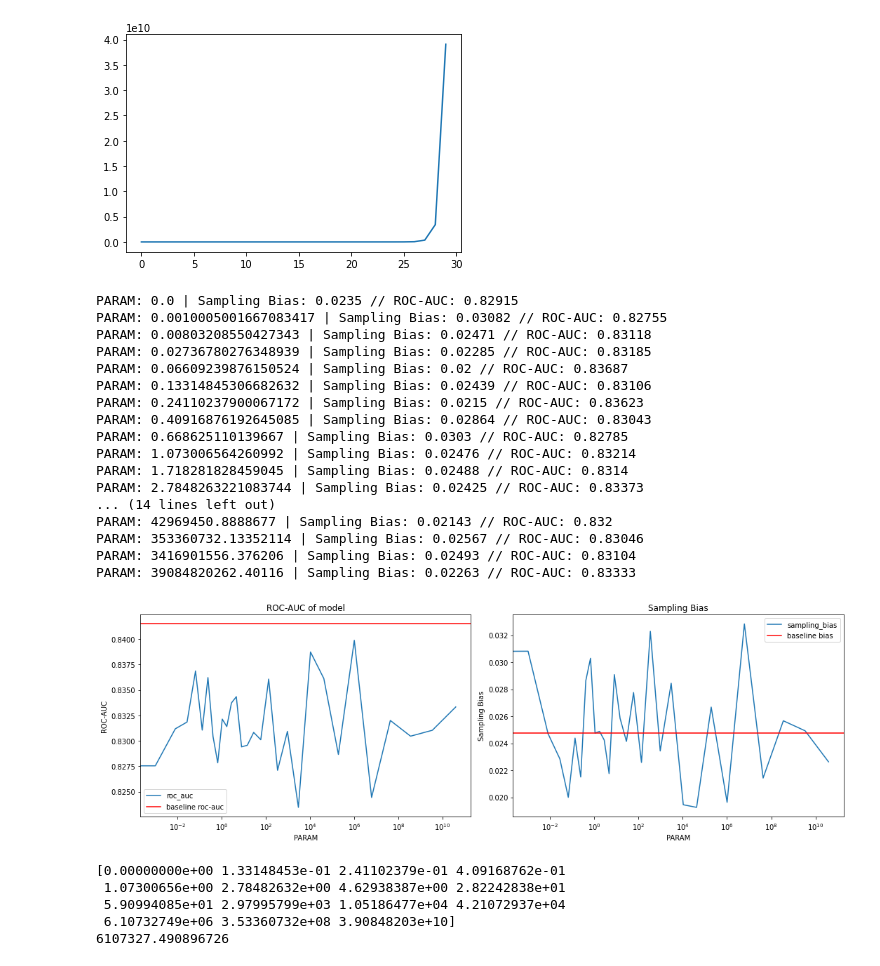
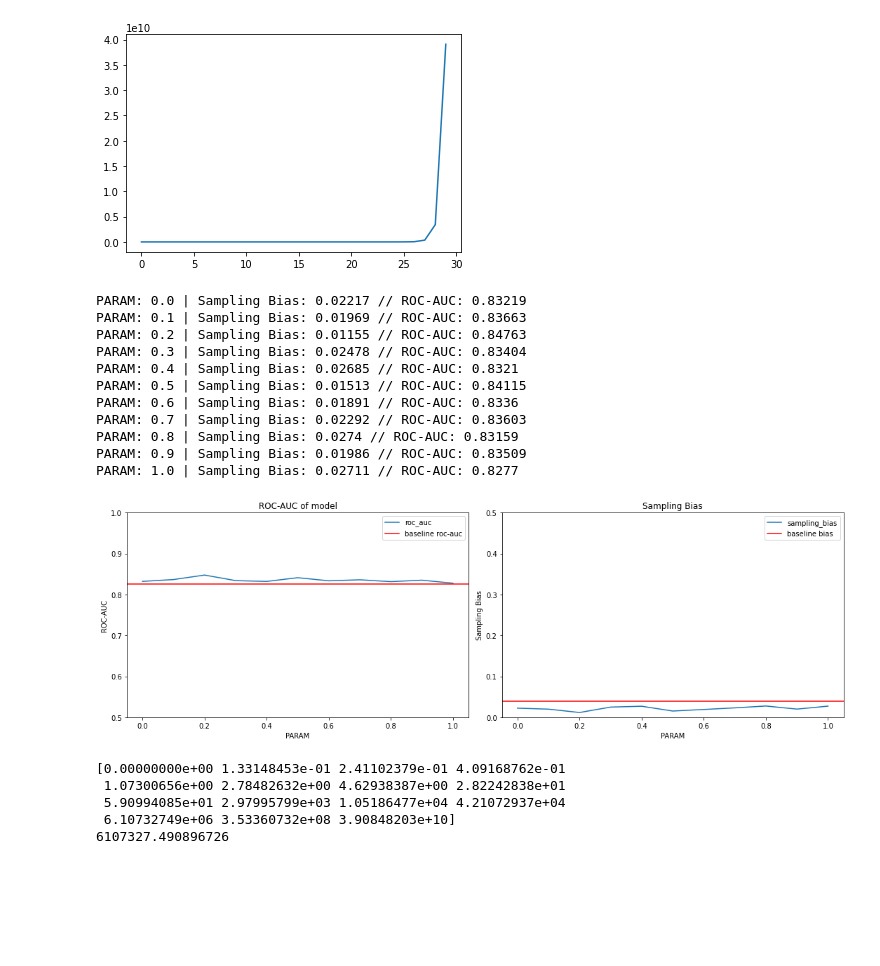
Before and after one commit to lukasvoege/reject-infer-autoencoder, a Jupyter notebook: notebooks/playground.ipynb, the cells around one changed output. Drawn from its saved outputs; the diff is of its cells as text; code cells hidden in the pictures; blank space fills up the shorter version.

Commit message:
more var aenc test

```diff
--- a/notebooks/playground.ipynb
+++ b/notebooks/playground.ipynb
@@ -88,7 +89,7 @@ importlib.reload(aenc)
 BATCH_SIZE = 2000
 EPOCHS = 20
 LR = 1e-3
-LOSSFUNCWEIGHTS = [3,1e7, 0.0]  #[MMSE, KLDiv, MMD]
+LOSSFUNCWEIGHTS = [0.2,0.8, 0.0]  #[MMSE, KLDiv, MMD]
 
 dataset = aenc.CreditscoringDataset("gmsc.csv")      # load and prepare Dataset to Tensor
 data_loader = aenc.DataLoader(                       # create Dataloader for batching
@@ -103,7 +104,7 @@ net = aenc.Autoencoder(shape)
 print(net)
 net.to("cpu")
 
-train_loss, train_loss_mmse, train_loss_mmd, train_loss_kld = aenc.train(net, data_loader, EPOCHS, LR, LOSSFUNCWEIGHTS)
+train_loss, train_loss_mmse, train_loss_mmd, train_loss_kld = vaenc.train_var(net, data_loader, EPOCHS, LR, LOSSFUNCWEIGHTS)
 
 plt.figure()
 plt.plot(train_loss, label='Loss')
@@ -314,7 +295,7 @@ plt.plot(test_values)
 ## Loop through Autoencoder training and testing for a parameter
 ## -----------------------------------------------------------------------
 
-#test_values = np.array(range(0,10,5))
+test_values = np.array(range(0,11,1))/10
 BATCH_SIZE = 2000
 EPOCHS = 10
 LR = 1e-3
@@ -324,7 +305,7 @@ roc_auc = []
 
 for PARAM in test_values:
     # Train Autoencoder
-    LOSSFUNCWEIGHTS = [PARAM, 1, 0.0]  #[MMSE, KLDiv, MMD]
+    LOSSFUNCWEIGHTS = [PARAM, 1-PARAM, 0.0]  #[MMSE, KLDiv, MMD]
 
     dataset = aenc.CreditscoringDataset(datasetname)      # load and prepare Dataset to Tensor
     data_loader = aenc.DataLoader(                       # create Dataloader for batching
@@ -356,47 +337,43 @@ for PARAM in test_values:
     roc_auc.append(sum(metrics6["model"]["holdout"]['roc_auc'][-last_n_years:]) / last_n_years)
     print(f'PARAM: {PARAM} | Sampling Bias: {round(sampling_bias[-1], 5)} // ROC-AUC: {round(roc_auc[-1], 5)}')
 # %% [output]
-PARAM: 0.0 | Sampling Bias: 0.0235 // ROC-AUC: 0.82915
-PARAM: 0.0010005001667083417 | Sampling Bias: 0.03082 // ROC-AUC: 0.82755
-PARAM: 0.00803208550427343 | Sampling Bias: 0.02471 // ROC-AUC: 0.83118
-PARAM: 0.02736780276348939 | Sampling Bias: 0.02285 // ROC-AUC: 0.83185
-PARAM: 0.06609239876150524 | Sampling Bias: 0.02 // ROC-AUC: 0.83687
-PARAM: 0.13314845306682632 | Sampling Bias: 0.02439 // ROC-AUC: 0.83106
-PARAM: 0.24110237900067172 | Sampling Bias: 0.0215 // ROC-AUC: 0.83623
-PARAM: 0.40916876192645085 | Sampling Bias: 0.02864 // ROC-AUC: 0.83043
-PARAM: 0.668625110139667 | Sampling Bias: 0.0303 // ROC-AUC: 0.82785
-PARAM: 1.073006564260992 | Sampling Bias: 0.02476 // ROC-AUC: 0.83214
-PARAM: 1.718281828459045 | Sampling Bias: 0.02488 // ROC-AUC: 0.8314
-PARAM: 2.7848263221083744 | Sampling Bias: 0.02425 // ROC-AUC: 0.83373
-... (14 lines left out)
-PARAM: 42969450.8888677 | Sampling Bias: 0.02143 // ROC-AUC: 0.832
-PARAM: 353360732.13352114 | Sampling Bias: 0.02567 // ROC-AUC: 0.83046
-PARAM: 3416901556.376206 | Sampling Bias: 0.02493 // ROC-AUC: 0.83104
-PARAM: 39084820262.40116 | Sampling Bias: 0.02263 // ROC-AUC: 0.83333
+PARAM: 0.0 | Sampling Bias: 0.02217 // ROC-AUC: 0.83219
+PARAM: 0.1 | Sampling Bias: 0.01969 // ROC-AUC: 0.83663
+PARAM: 0.2 | Sampling Bias: 0.01155 // ROC-AUC: 0.84763
+PARAM: 0.3 | Sampling Bias: 0.02478 // ROC-AUC: 0.83404
+PARAM: 0.4 | Sampling Bias: 0.02685 // ROC-AUC: 0.8321
+PARAM: 0.5 | Sampling Bias: 0.01513 // ROC-AUC: 0.84115
+PARAM: 0.6 | Sampling Bias: 0.01891 // ROC-AUC: 0.8336
+PARAM: 0.7 | Sampling Bias: 0.02292 // ROC-AUC: 0.83603
+PARAM: 0.8 | Sampling Bias: 0.0274 // ROC-AUC: 0.83159
+PARAM: 0.9 | Sampling Bias: 0.01986 // ROC-AUC: 0.83509
+PARAM: 1.0 | Sampling Bias: 0.02711 // ROC-AUC: 0.8277
 # %%
 
 # Plot Results
 x = test_values
 
 fig, axes = plt.subplots(nrows=1, ncols=2, figsize=(15, 5))
 axes[0].plot(x, roc_auc, label = 'roc_auc')
-axes[0].set_xscale('log')
+#axes[0].set_xscale('log')
 axes[0].axhline(y = baseline_roc_auc, color = 'r', label = 'baseline roc-auc')
 axes[0].legend()
 axes[0].set_title("ROC-AUC of model")
 axes[0].set_ylabel("ROC-AUC")
 axes[0].set_xlabel("PARAM")
+axes[0].set_ylim([0.5, 1.0])
 
 axes[1].plot(x, sampling_bias, label = 'sampling_bias')
-axes[1].set_xscale('log')
+#axes[1].set_xscale('log')
 axes[1].axhline(y = baseline_bias, color = 'r', label = 'baseline bias')
 axes[1].legend()
 axes[1].set_title("Sampling Bias")
 axes[1].set_ylabel("Sampling Bias")
 axes[1].set_xlabel("PARAM")
+axes[1].set_ylim([0.0, .5])
 fig.tight_layout()
 # %% [output]
-[figure, old version]
+[figure, new version]
 # %%
 print(test_values[roc_auc > baseline_roc_auc])
 print(test_values[roc_auc.index(max(roc_auc))])
```
Also changed, not shown: parts of 5 cells of this notebook.
